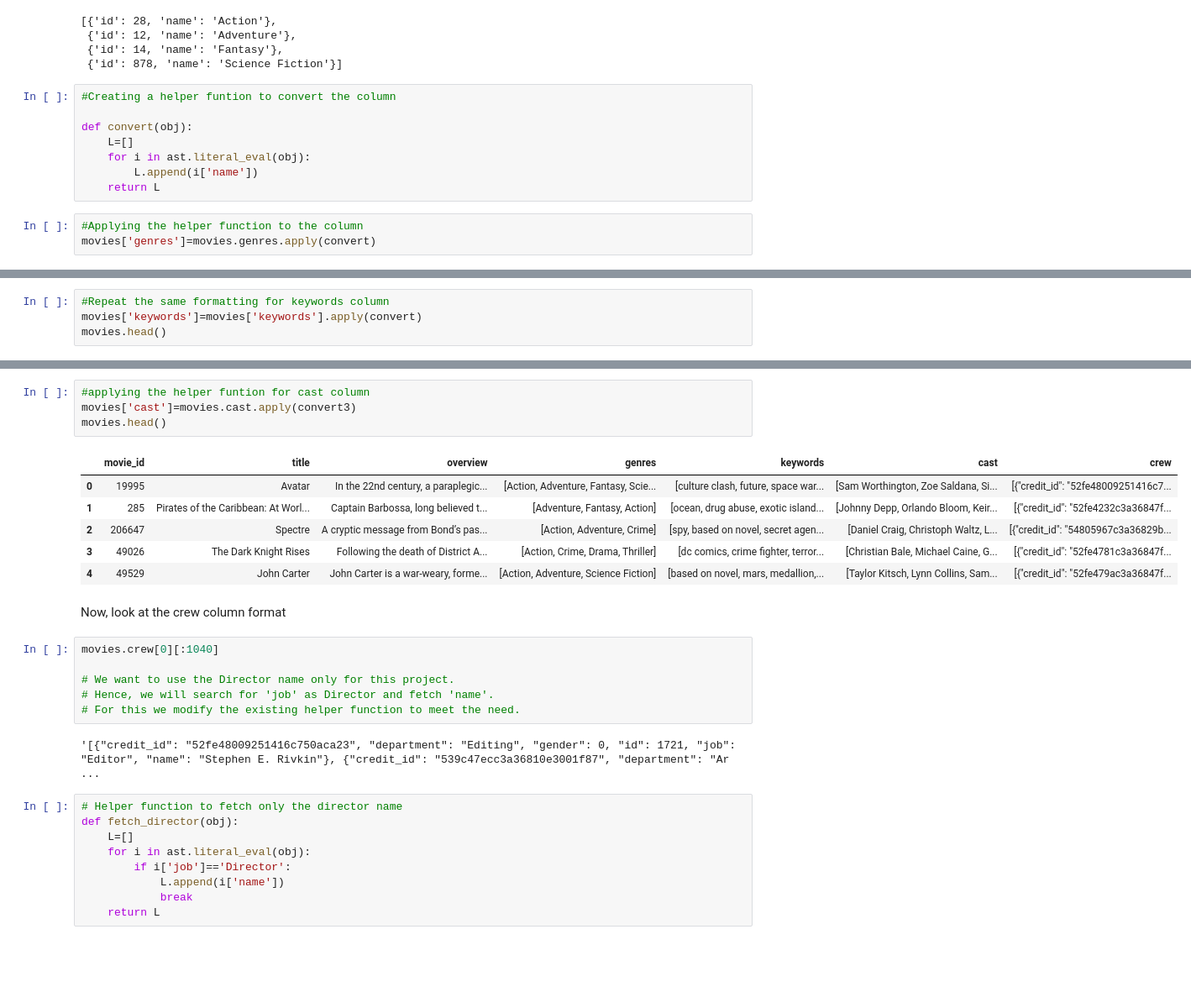
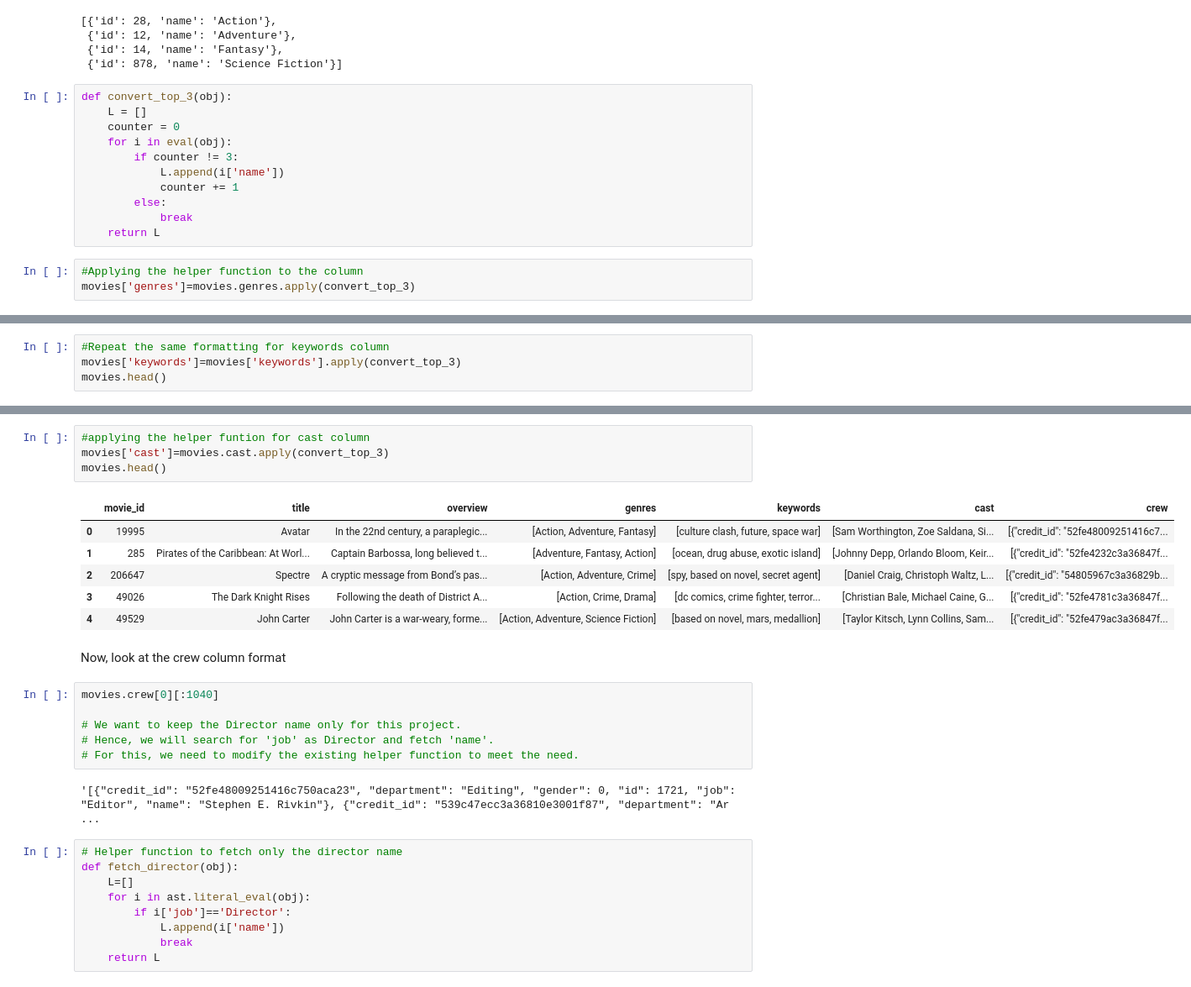
Before and after one commit to aniruddhapal/Content-based-Movie-Recommender-System, a Jupyter notebook: content-based-recommender-system.ipynb, the cells around one changed output, grey strips where cells are left out. Shown: that part at 84% size. Drawn from its saved outputs; the diff is of its cells as text; blank space fills up the shorter version.

```diff
--- a/content-based-recommender-system.ipynb
+++ b/content-based-recommender-system.ipynb
@@ -135,16 +156,19 @@ ast.literal_eval('[{"id": 28, "name": "Action"}, {"id": 12, "name": "Adventure"}
  {'id': 14, 'name': 'Fantasy'},
  {'id': 878, 'name': 'Science Fiction'}]
 # %%
-#Creating a helper funtion to convert the column
-
-def convert(obj):
-    L=[]
-    for i in ast.literal_eval(obj):
-        L.append(i['name'])
+def convert_top_3(obj):
+    L = []
+    counter = 0
+    for i in eval(obj):
+        if counter != 3:
+            L.append(i['name'])
+            counter += 1
+        else:
+            break
     return L
 # %%
 #Applying the helper function to the column
-movies['genres']=movies.genres.apply(convert)
+movies['genres']=movies.genres.apply(convert_top_3)
 # %%
 movies.head()
 # %% [output]
@@ -156,7 +180,7 @@ movies.head()
 | 4 | 49529 | John Carter | John Carter is a war-weary, forme... | [Action, Adventure, Science Fiction] | [{"id": 818, "name": "based on no... | [{"cast_id": 5, "character": "Joh... | [{"credit_id": "52fe479ac3a36847f... |
 # %%
 #Repeat the same formatting for keywords column
-movies['keywords']=movies['keywords'].apply(convert)
+movies['keywords']=movies['keywords'].apply(convert_top_3)
 movies.head()
 # %% [output]
 |  | movie_id | title | overview | genres | keywords | cast | crew |
@@ -181,22 +194,22 @@ def convert3(obj):
 # %%
 #applying the helper funtion for cast column
-movies['cast']=movies.cast.apply(convert3)
+movies['cast']=movies.cast.apply(convert_top_3)
 movies.head()
 # %% [output]
 |  | movie_id | title | overview | genres | keywords | cast | crew |
-| 0 | 19995 | Avatar | In the 22nd century, a paraplegic... | [Action, Adventure, Fantasy, Scie... | [culture clash, future, space war... | [Sam Worthington, Zoe Saldana, Si... | [{"credit_id": "52fe48009251416c7... |
-| 1 | 285 | Pirates of the Caribbean: At Worl... | Captain Barbossa, long believed t... | [Adventure, Fantasy, Action] | [ocean, drug abuse, exotic island... | [Johnny Depp, Orlando Bloom, Keir... | [{"credit_id": "52fe4232c3a36847f... |
-| 2 | 206647 | Spectre | A cryptic message from Bond’s pas... | [Action, Adventure, Crime] | [spy, based on novel, secret agen... | [Daniel Craig, Christoph Waltz, L... | [{"credit_id": "54805967c3a36829b... |
-| 3 | 49026 | The Dark Knight Rises | Following the death of District A... | [Action, Crime, Drama, Thriller] | [dc comics, crime fighter, terror... | [Christian Bale, Michael Caine, G... | [{"credit_id": "52fe4781c3a36847f... |
-| 4 | 49529 | John Carter | John Carter is a war-weary, forme... | [Action, Adventure, Science Fiction] | [based on novel, mars, medallion,... | [Taylor Kitsch, Lynn Collins, Sam... | [{"credit_id": "52fe479ac3a36847f... |
+| 0 | 19995 | Avatar | In the 22nd century, a paraplegic... | [Action, Adventure, Fantasy] | [culture clash, future, space war] | [Sam Worthington, Zoe Saldana, Si... | [{"credit_id": "52fe48009251416c7... |
+| 1 | 285 | Pirates of the Caribbean: At Worl... | Captain Barbossa, long believed t... | [Adventure, Fantasy, Action] | [ocean, drug abuse, exotic island] | [Johnny Depp, Orlando Bloom, Keir... | [{"credit_id": "52fe4232c3a36847f... |
+| 2 | 206647 | Spectre | A cryptic message from Bond’s pas... | [Action, Adventure, Crime] | [spy, based on novel, secret agent] | [Daniel Craig, Christoph Waltz, L... | [{"credit_id": "54805967c3a36829b... |
+| 3 | 49026 | The Dark Knight Rises | Following the death of District A... | [Action, Crime, Drama] | [dc comics, crime fighter, terror... | [Christian Bale, Michael Caine, G... | [{"credit_id": "52fe4781c3a36847f... |
+| 4 | 49529 | John Carter | John Carter is a war-weary, forme... | [Action, Adventure, Science Fiction] | [based on novel, mars, medallion] | [Taylor Kitsch, Lynn Collins, Sam... | [{"credit_id": "52fe479ac3a36847f... |
 # %% [markdown]
 Now, look at the crew column format
 # %%
 movies.crew[0][:1040]
 
-# We want to use the Director name only for this project.
+# We want to keep the Director name only for this project.
 # Hence, we will search for 'job' as Director and fetch 'name'.
-# For this we modify the existing helper function to meet the need.
+# For this, we need to modify the existing helper function to meet the need.
 # %% [output]
 '[{"credit_id": "52fe48009251416c750aca23", "department": "Editing", "gender": 0, "id": 1721, "job": "Editor", "name": "Stephen E. Rivkin"}, {"credit_id": "539c47ecc3a36810e3001f87", "department": "Ar ...
 # %%
```
Also changed, not shown: parts of 49 cells of this notebook.
